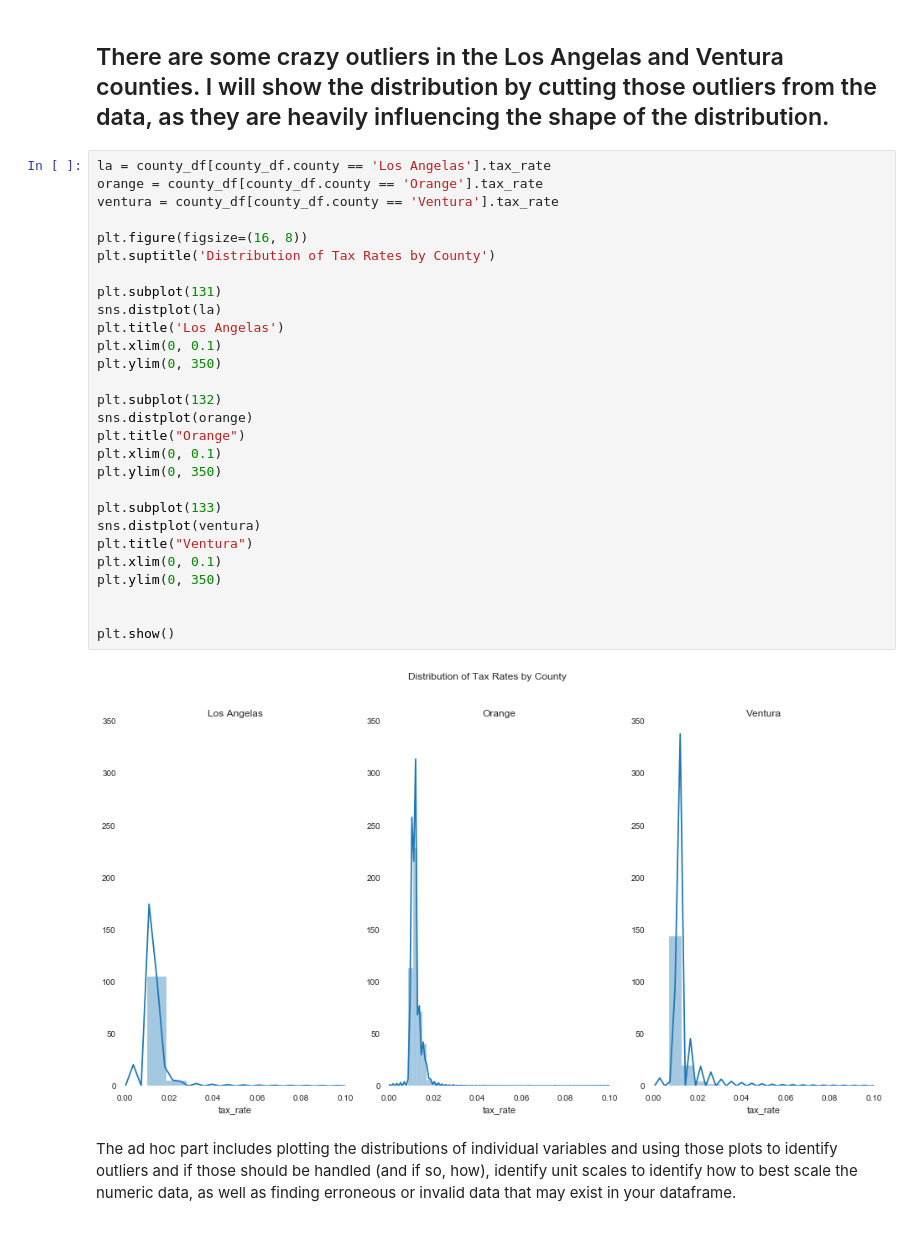
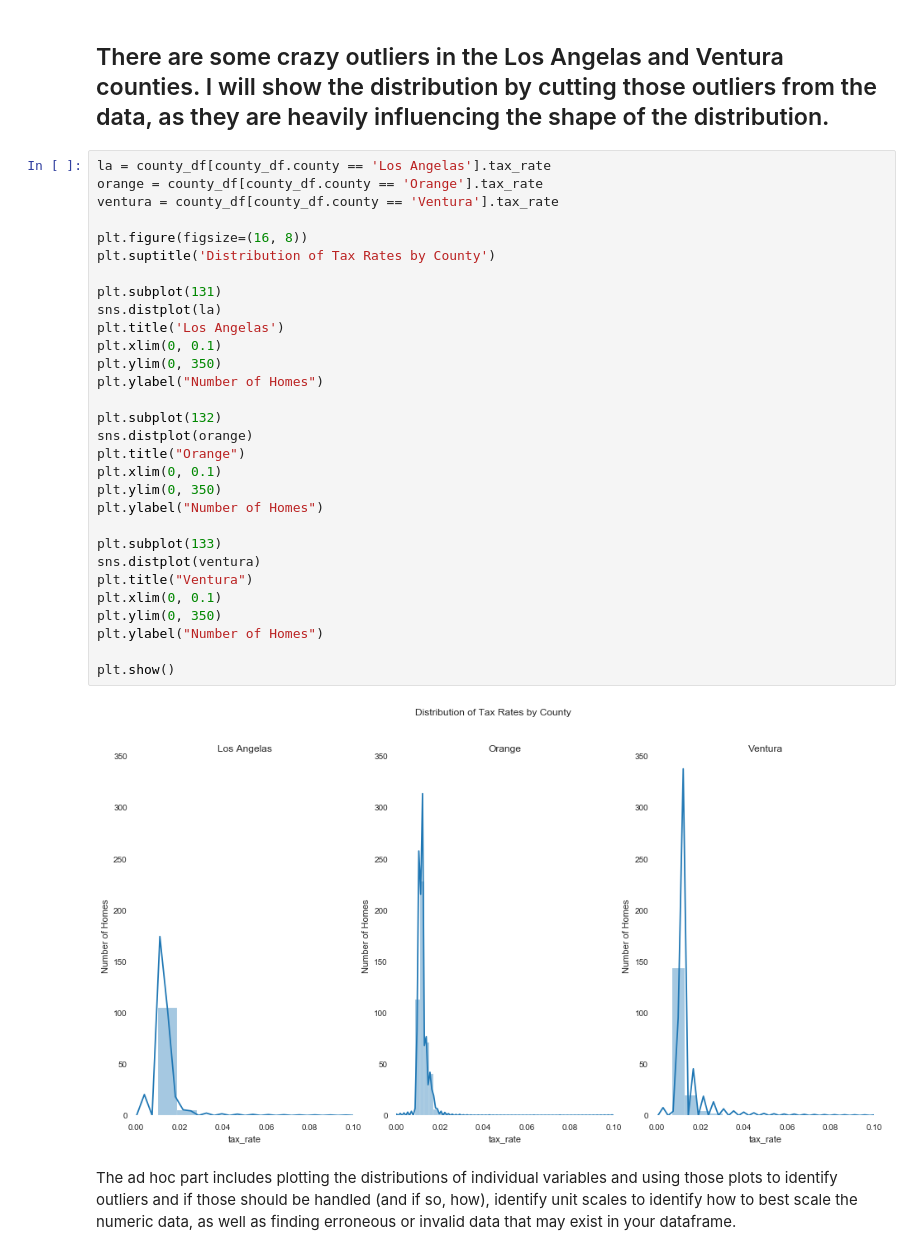
Before and after one commit to jivemachine/zillow_project, a Jupyter notebook: zillow_notebook_exploring_modeling.ipynb, the cells around one changed output. Saved outputs shown, nothing was run; the diff lists cells and outputs as text.

Commit message:
Added titles to graphs

```diff
--- a/zillow_notebook_exploring_modeling.ipynb
+++ b/zillow_notebook_exploring_modeling.ipynb
@@ -173,33 +167,35 @@ plt.show()
 # %%
 la = county_df[county_df.county == 'Los Angelas'].tax_rate
 orange = county_df[county_df.county == 'Orange'].tax_rate
 ventura = county_df[county_df.county == 'Ventura'].tax_rate
 
 plt.figure(figsize=(16, 8))
 plt.suptitle('Distribution of Tax Rates by County')
 
 plt.subplot(131)
 sns.distplot(la)
 plt.title('Los Angelas')
 plt.xlim(0, 0.1)
 plt.ylim(0, 350)
+plt.ylabel("Number of Homes")
 
 plt.subplot(132)
 sns.distplot(orange)
 plt.title("Orange")
 plt.xlim(0, 0.1)
 plt.ylim(0, 350)
+plt.ylabel("Number of Homes")
 
 plt.subplot(133)
 sns.distplot(ventura)
 plt.title("Ventura")
 plt.xlim(0, 0.1)
 plt.ylim(0, 350)
-
+plt.ylabel("Number of Homes")
 
 plt.show()
 # %% [output]
-[figure, old version]
+[figure, new version]
 # %% [markdown]
 The ad hoc part includes plotting the distributions of individual variables and using those plots to identify outliers and if those should be handled (and if so, how), identify unit scales to identify how to best scale the numeric data, as well as finding erroneous or invalid data that may exist in your dataframe.
 # %% [markdown]
```
Also changed, not shown: parts of 17 cells of this notebook, 1 other file.
